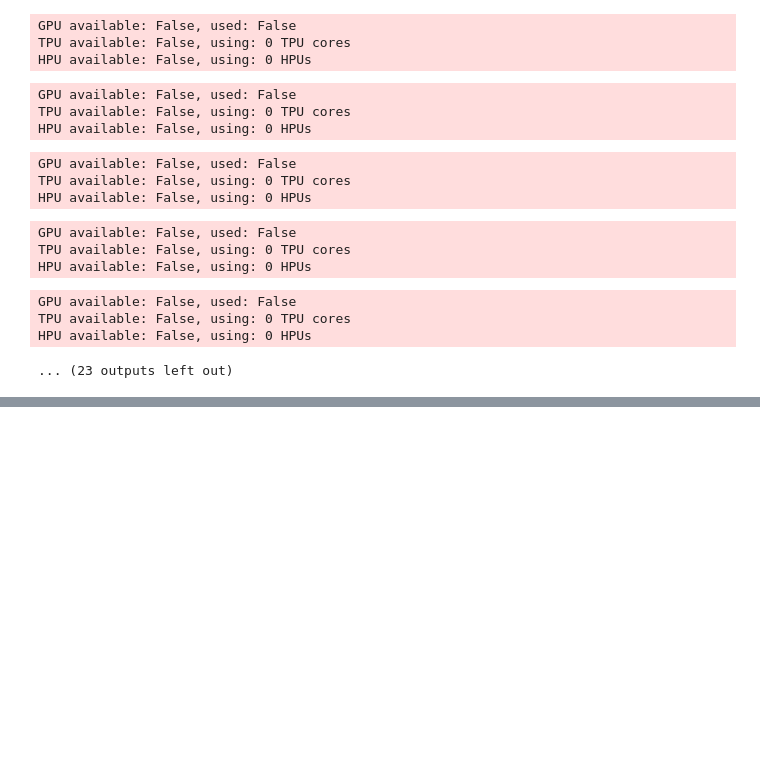
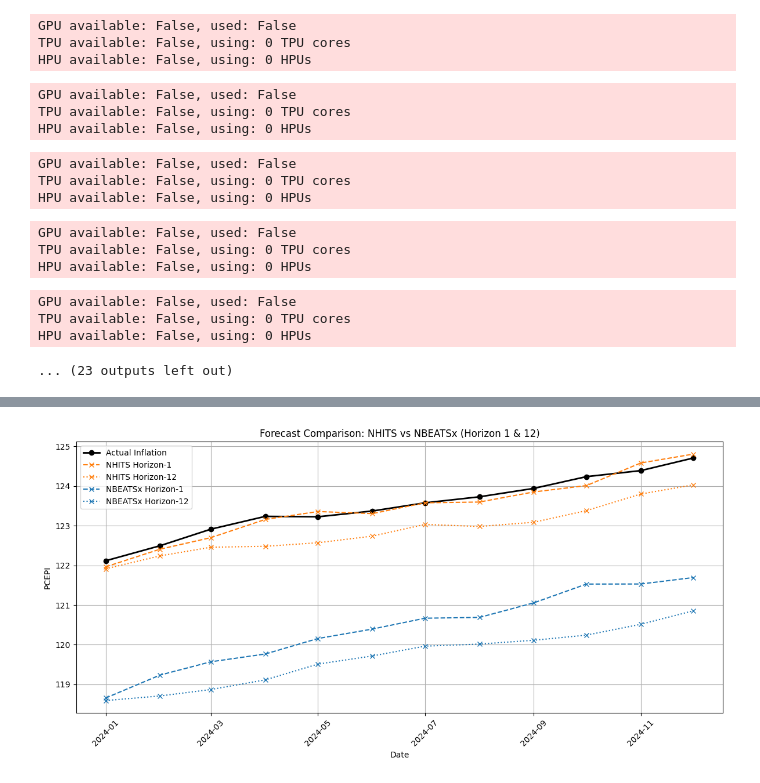
Before and after one commit to sc20geb/COMP5530M-Group-Project-Inflation-Forecasting, a Jupyter notebook: Training/N-HITS/N-HITS_training.ipynb, the cells around one changed output, grey strips where cells are left out. Saved outputs shown, nothing was run; the diff lists cells and outputs as text; code cells hidden in the pictures; blank space fills up the shorter version.

```diff
--- a/Training/N-HITS/N-HITS_training.ipynb
+++ b/Training/N-HITS/N-HITS_training.ipynb
@@ -650,0 +736,87 @@ HPU available: False, using: 0 HPUs
+# %%
+import os
+import numpy as np
+import pandas as pd
+import matplotlib.pyplot as plt
+from pathlib import Path
+from sklearn.metrics import mean_absolute_error, mean_squared_error, r2_score
+
+# Configuration
+TEST_DATA_PATH = Path("../../Data/Test/test1990s.csv")
+PREDICTIONS_DIR = Path("../../Predictions")
+HORIZONS = [1, 12]
+MODELS = ["NHITS", "NBEATSx"]
+COLORS = {"NHITS": "tab:orange", "NBEATSx": "tab:blue"}
+
+# Load ground truth
+test_df = pd.read_csv(TEST_DATA_PATH)
+test_df["ds"] = pd.to_datetime(test_df["observation_date"], format="%m/%Y")
+test_df = test_df.rename(columns={"fred_PCEPI": "y_original"})
+dates = test_df["ds"].values[-12:]
+ground_truth = test_df["y_original"].values[-12:]
+
+# Forecast Plot (H=1 and H=12 only)
+plt.figure(figsize=(12, 6))
+plt.plot(dates, ground_truth, label="Actual Inflation", marker='o', linewidth=2, color='black')
+
+linestyles = {1: '--', 12: ':'}
+
+for model in MODELS:
+    for H in HORIZONS:
+        pred_path = PREDICTIONS_DIR / f"Horizon{H}" / f"{model}_horizon_{H}.npy"
+        preds = np.load(pred_path)[-12:]
+        plt.plot(dates, preds, label=f"{model} Horizon-{H}", linestyle=linestyles[H], marker='x', color=COLORS[model])
+
+plt.title("Forecast Comparison: NHITS vs NBEATSx (Horizon 1 & 12)")
+plt.xlabel("Date")
+plt.ylabel("PCEPI")
+plt.xticks(rotation=45)
+plt.grid(True)
+plt.legend()
+plt.tight_layout()
+plt.savefig("forecast_comparison_H1_H12.png", dpi=300)
+plt.show()
+
+# Metrics Comparison (H=1 & H=12)
+metrics_dict = {"Model": [], "Horizon": [], "RMSE": [], "MAE": [], "R²": []}
+
+for model in MODELS:
+    for H in HORIZONS:
+        pred_path = PREDICTIONS_DIR / f"Horizon{H}" / f"{model}_horizon_{H}.npy"
+        preds = np.load(pred_path)[-12:]
+        rmse = np.sqrt(mean_squared_error(ground_truth, preds))
+        mae = mean_absolute_error(ground_truth, preds)
+        r2 = r2_score(ground_truth, preds)
+
+        metrics_dict["Model"].append(model)
+        metrics_dict["Horizon"].append(f"H{H}")
+        metrics_dict["RMSE"].append(rmse)
+        metrics_dict["MAE"].append(mae)
+        metrics_dict["R²"].append(r2)
+
+metrics_df = pd.DataFrame(metrics_dict)
+
+# Plot grouped bar charts
+fig, axs = plt.subplots(1, 3, figsize=(18, 5))
+for i, metric in enumerate(["RMSE", "MAE", "R²"]):
+    ax = axs[i]
+    pivot = metrics_df.pivot(index="Horizon", columns="Model", values=metric)
+    pivot.plot(kind="bar", ax=ax, color=[COLORS[m] for m in MODELS])
+    ax.set_title(metric)
+    ax.set_xlabel("Horizon")
+    ax.set_ylabel(metric)
+    ax.grid(True)
+
+    for container in ax.containers:
+        for bar in container:
+            height = bar.get_height()
+            ax.annotate(f"{height:.2f}", (bar.get_x() + bar.get_width()/2, height),
+                        ha='center', va='bottom', fontsize=9, xytext=(0, 3),
+                        textcoords="offset points")
+
+plt.suptitle("NHITS vs NBEATSx: Evaluation (Horizon 1 & 12)")
+plt.tight_layout()
+plt.savefig("metrics_comparison_H1_H12.png", dpi=300)
+plt.show()
+# %% [output]
+[figure, added]
```
Also changed, not shown: parts of 2 cells of this notebook, 7 other files.
